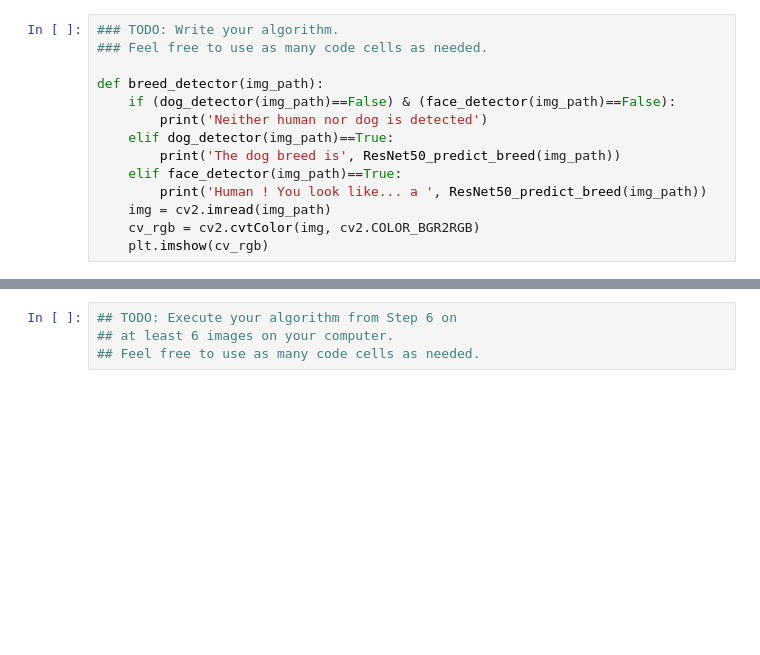
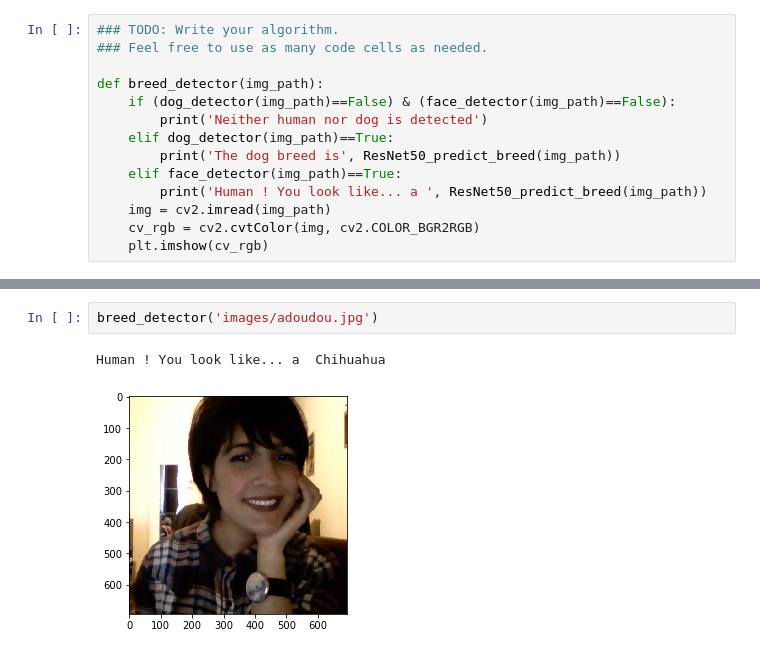
Before and after one commit to rachida-sghr/dog-project-1, a Jupyter notebook: dog_app.ipynb, the cells around one changed output, grey strips where cells are left out. Drawn from its saved outputs; the diff is of its cells as text; blank space fills up the shorter version.

Commit message:
step 7: testing added images

```diff
--- a/dog_app.ipynb
+++ b/dog_app.ipynb
@@ -729,4 +728,5 @@ __Answer:__
-# %%
-## TODO: Execute your algorithm from Step 6 on
-## at least 6 images on your computer.
-## Feel free to use as many code cells as needed.
+# %%
+breed_detector('images/adoudou.jpg')
+# %% [output]
+Human ! You look like... a  Chihuahua
+[figure, added]
```
Also changed, not shown: parts of 15 cells of this notebook, 8 other files.
